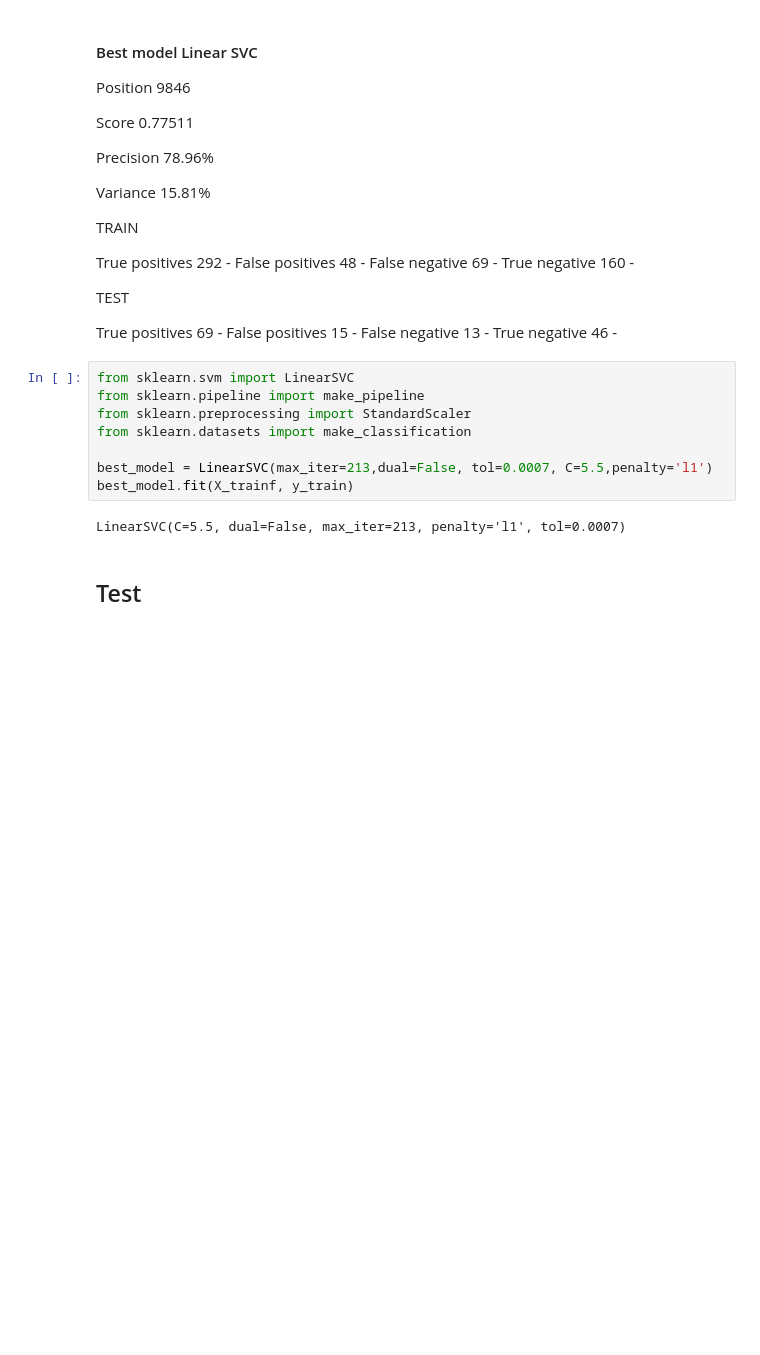
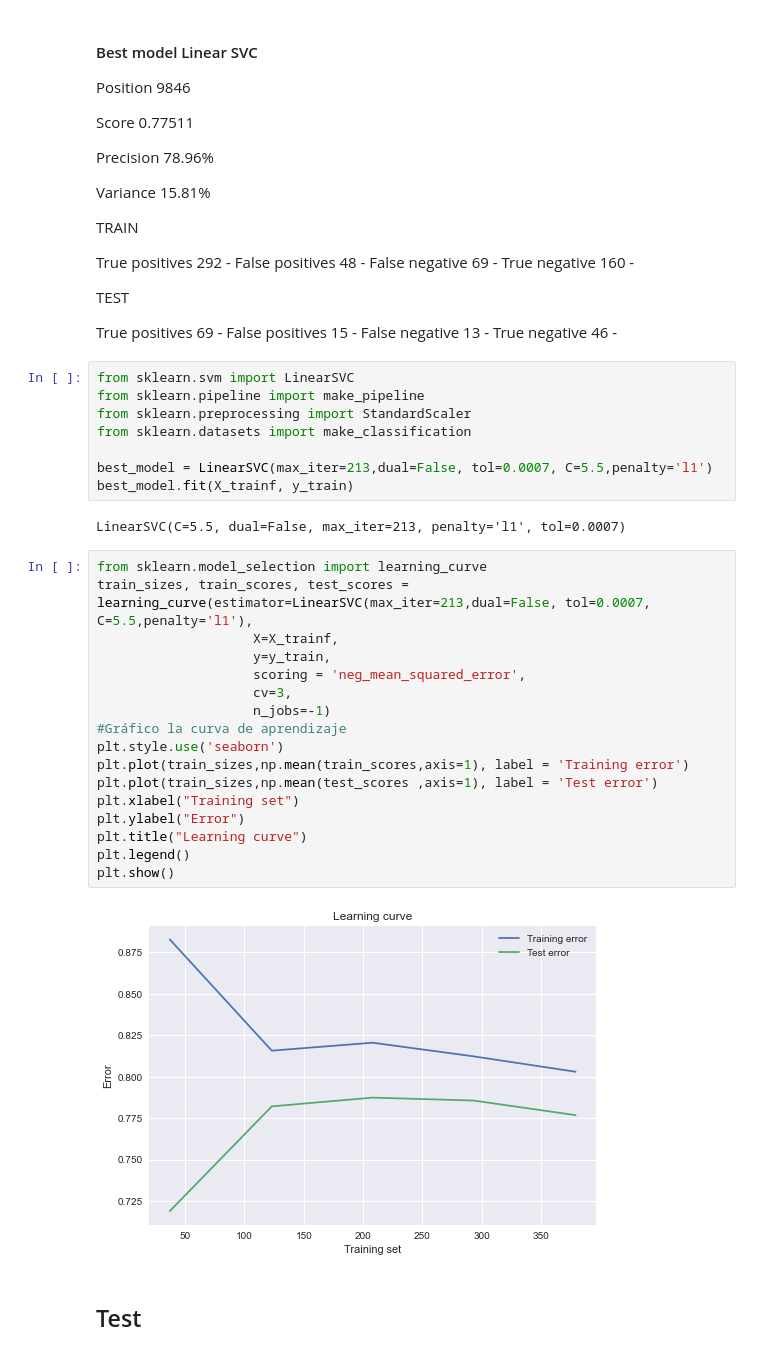
Before and after one commit to gastonzarate/titanic, a Jupyter notebook: main.ipynb, the cells around one changed output. Saved outputs shown, nothing was run; the diff lists cells and outputs as text; blank space fills up the shorter version.

```diff
--- a/main.ipynb
+++ b/main.ipynb
@@ -284,6 +292,25 @@ best_model = LinearSVC(max_iter=213,dual=False, tol=0.0007, C=5.5,penalty='l1')
 best_model.fit(X_trainf, y_train)
 # %% [output]
 LinearSVC(C=5.5, dual=False, max_iter=213, penalty='l1', tol=0.0007)
+# %%
+from sklearn.model_selection import learning_curve
+train_sizes, train_scores, test_scores = learning_curve(estimator=LinearSVC(max_iter=213,dual=False, tol=0.0007, C=5.5,penalty='l1'),
+                    X=X_trainf,
+                    y=y_train,
+                    scoring = 'neg_mean_squared_error',
+                    cv=3,
+                    n_jobs=-1)
+#Gráfico la curva de aprendizaje
+plt.style.use('seaborn')
+plt.plot(train_sizes,np.mean(train_scores,axis=1), label = 'Training error')
+plt.plot(train_sizes,np.mean(test_scores ,axis=1), label = 'Test error')
+plt.xlabel("Training set")
+plt.ylabel("Error")
+plt.title("Learning curve")
+plt.legend()
+plt.show()
+# %% [output]
+[figure, added]
 # %% [markdown]
 ## Test
 # %%
```
Also changed, not shown: parts of 5 cells of this notebook.
